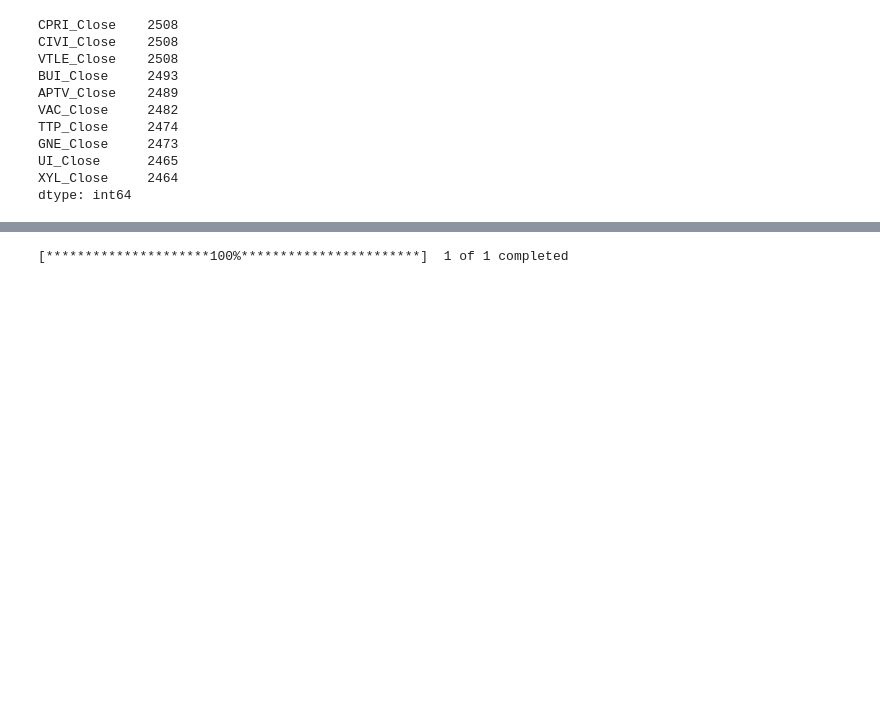
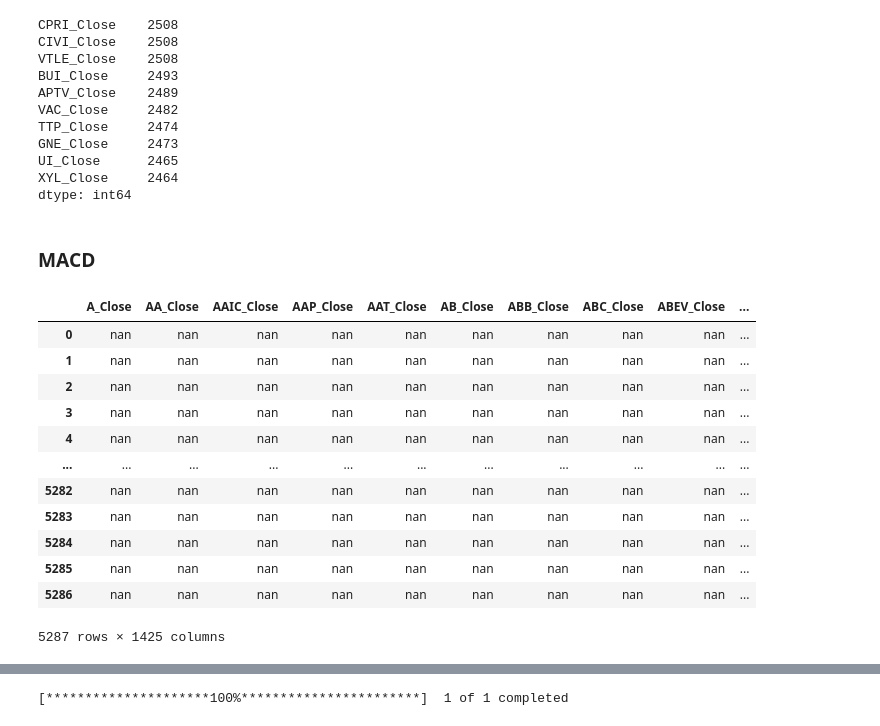
Before and after one commit to ryanlxz/backtesting, a Jupyter notebook: notebooks/test.ipynb, the cells around one changed output, grey strips where cells are left out. Saved outputs shown, nothing was run; the diff lists cells and outputs as text; code cells hidden in the pictures; blank space fills up the shorter version.

Commit message:
change MACD strategy to make it suitable for apply method for the whole dataframe

```diff
--- a/notebooks/test.ipynb
+++ b/notebooks/test.ipynb
@@ -60,6 +61,23 @@ GNE_Close     2473
 UI_Close      2465
 XYL_Close     2464
 dtype: int64
-# %%
-df['position'] = np.where(df['long_position'] == 1, 'long', np.where(df['short_position'] == 1, 'short', np.nan))
-df = df.drop(['long_position', 'short_position'], axis=1)
+# %% [markdown]
+### MACD
+# %%
+df_new = df.iloc[:,1:].apply(lambda x: MACD(x))
+df_new['Date'] = df['Date']
+df_new
+# %% [output]
+|  | A_Close | AA_Close | AAIC_Close | AAP_Close | AAT_Close | AB_Close | ABB_Close | ABC_Close | ABEV_Close | ... |
+| 0 | nan | nan | nan | nan | nan | nan | nan | nan | nan | ... |
+| 1 | nan | nan | nan | nan | nan | nan | nan | nan | nan | ... |
+| 2 | nan | nan | nan | nan | nan | nan | nan | nan | nan | ... |
+| 3 | nan | nan | nan | nan | nan | nan | nan | nan | nan | ... |
+| 4 | nan | nan | nan | nan | nan | nan | nan | nan | nan | ... |
+| ... | ... | ... | ... | ... | ... | ... | ... | ... | ... | ... |
+| 5282 | nan | nan | nan | nan | nan | nan | nan | nan | nan | ... |
+| 5283 | nan | nan | nan | nan | nan | nan | nan | nan | nan | ... |
+| 5284 | nan | nan | nan | nan | nan | nan | nan | nan | nan | ... |
+| 5285 | nan | nan | nan | nan | nan | nan | nan | nan | nan | ... |
+| 5286 | nan | nan | nan | nan | nan | nan | nan | nan | nan | ... |
+5287 rows × 1425 columns
```
Also changed, not shown: parts of 3 cells of this notebook, 1 other file.
